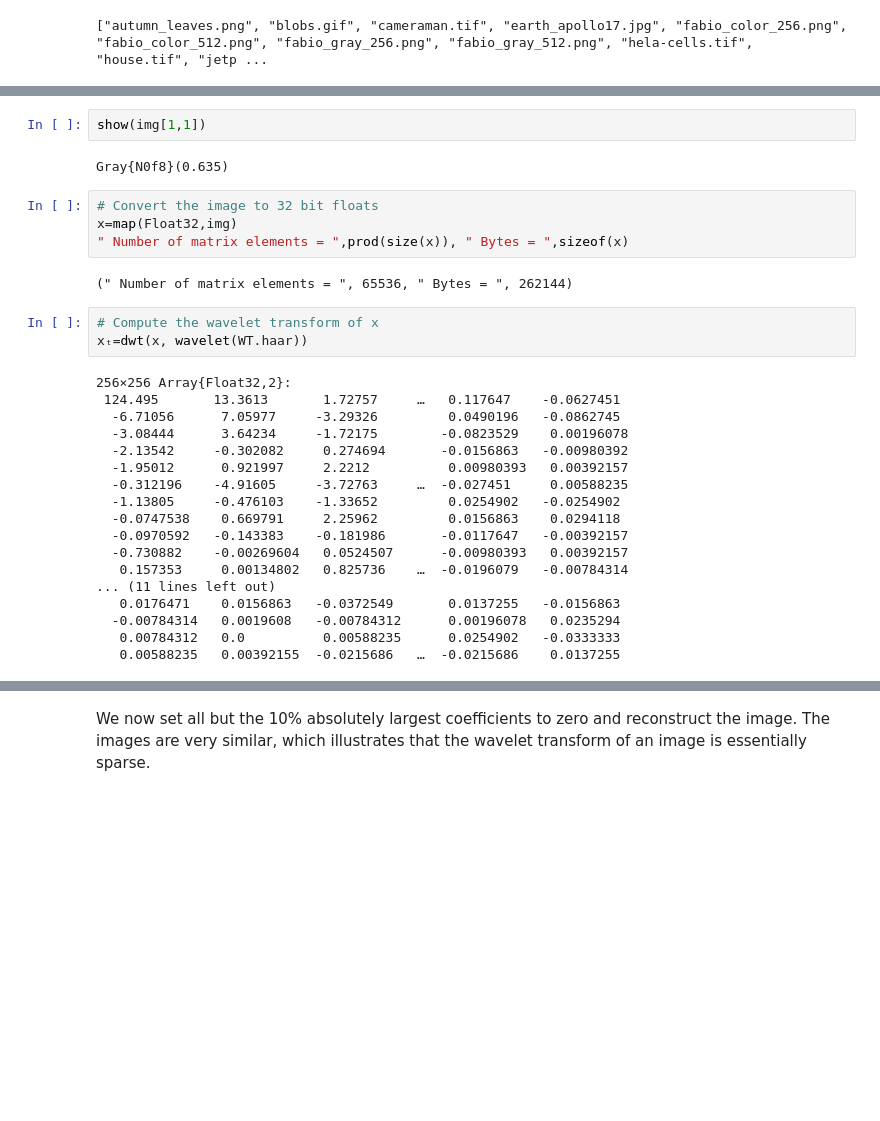
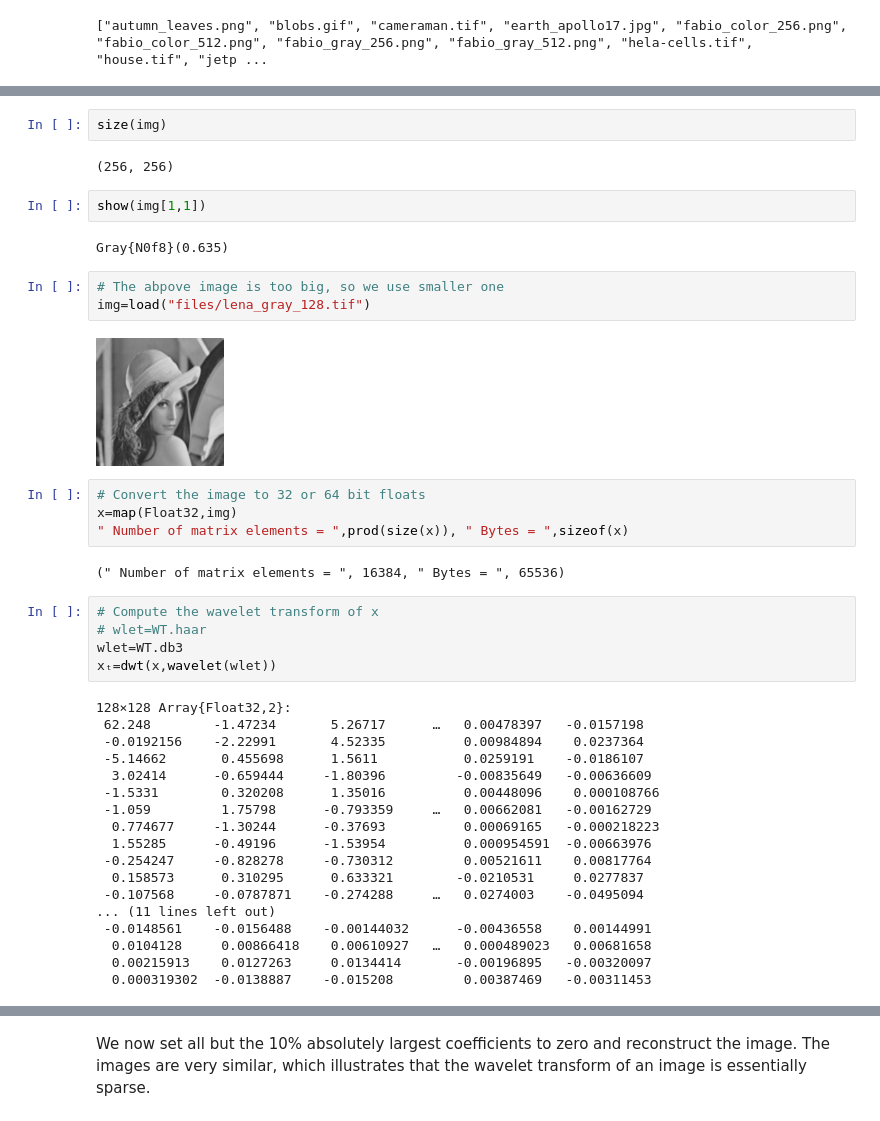
Before and after one commit to ivanslapnicar/GIAN-Applied-NLA-Course, a Jupyter notebook: src/Module C - Applications/L15 Compressive Sensing.ipynb, the cells around one changed output, grey strips where cells are left out. Drawn from its saved outputs; the diff is of its cells as text; blank space fills up the shorter version.

```diff
--- a/src/Module C - Applications/L15 Compressive Sensing.ipynb
+++ b/src/Module C - Applications/L15 Compressive Sensing.ipynb
@@ -680,33 +683,44 @@ img=testimage("lena_gray_256")
 # %% [output]
 [figure]
+# %%
+size(img)
+# %% [output]
+(256, 256)
 # %%
 show(img[1,1])
 # %% [output]
 Gray{N0f8}(0.635)
+# %%
+# The abpove image is too big, so we use smaller one
+img=load("files/lena_gray_128.tif")
+# %% [output]
+[figure, added]
 # %%
-# Convert the image to 32 bit floats
+# Convert the image to 32 or 64 bit floats
 x=map(Float32,img)
 " Number of matrix elements = ",prod(size(x)), " Bytes = ",sizeof(x)
 # %% [output]
-(" Number of matrix elements = ", 65536, " Bytes = ", 262144)
+(" Number of matrix elements = ", 16384, " Bytes = ", 65536)
 # %%
 # Compute the wavelet transform of x
-xₜ=dwt(x, wavelet(WT.haar))
+# wlet=WT.haar
+wlet=WT.db3
+xₜ=dwt(x,wavelet(wlet))
 # %% [output]
-256×256 Array{Float32,2}:
- 124.495       13.3613       1.72757     …   0.117647    -0.0627451
-  -6.71056      7.05977     -3.29326         0.0490196   -0.0862745
-  -3.08444      3.64234     -1.72175        -0.0823529    0.00196078
-  -2.13542     -0.302082     0.274694       -0.0156863   -0.00980392
-  -1.95012      0.921997     2.2212          0.00980393   0.00392157
-  -0.312196    -4.91605     -3.72763     …  -0.027451     0.00588235
-  -1.13805     -0.476103    -1.33652         0.0254902   -0.0254902
-  -0.0747538    0.669791     2.25962         0.0156863    0.0294118
-  -0.0970592   -0.143383    -0.181986       -0.0117647   -0.00392157
-  -0.730882    -0.00269604   0.0524507      -0.00980393   0.00392157
-   0.157353     0.00134802   0.825736    …  -0.0196079   -0.00784314
+128×128 Array{Float32,2}:
+ 62.248        -1.47234       5.26717      …   0.00478397   -0.0157198
+ -0.0192156    -2.22991       4.52335          0.00984894    0.0237364
+ -5.14662       0.455698      1.5611           0.0259191    -0.0186107
+  3.02414      -0.659444     -1.80396         -0.00835649   -0.00636609
+ -1.5331        0.320208      1.35016          0.00448096    0.000108766
+ -1.059         1.75798      -0.793359     …   0.00662081   -0.00162729
+  0.774677     -1.30244      -0.37693          0.00069165   -0.000218223
+  1.55285      -0.49196      -1.53954          0.000954591  -0.00663976
+ -0.254247     -0.828278     -0.730312         0.00521611    0.00817764
+  0.158573      0.310295      0.633321        -0.0210531     0.0277837
+ -0.107568     -0.0787871    -0.274288     …   0.0274003    -0.0495094
 ... (11 lines left out)
-   0.0176471    0.0156863   -0.0372549       0.0137255   -0.0156863
-  -0.00784314   0.0019608   -0.00784312      0.00196078   0.0235294
-   0.00784312   0.0          0.00588235      0.0254902   -0.0333333
-   0.00588235   0.00392155  -0.0215686   …  -0.0215686    0.0137255
+ -0.0148561    -0.0156488    -0.00144032      -0.00436558    0.00144991
+  0.0104128     0.00866418    0.00610927   …   0.000489023   0.00681658
+  0.00215913    0.0127263     0.0134414       -0.00196895   -0.00320097
+  0.000319302  -0.0138887    -0.015208         0.00387469   -0.00311453
```
Also changed, not shown: parts of 36 cells of this notebook, 6 other files.
